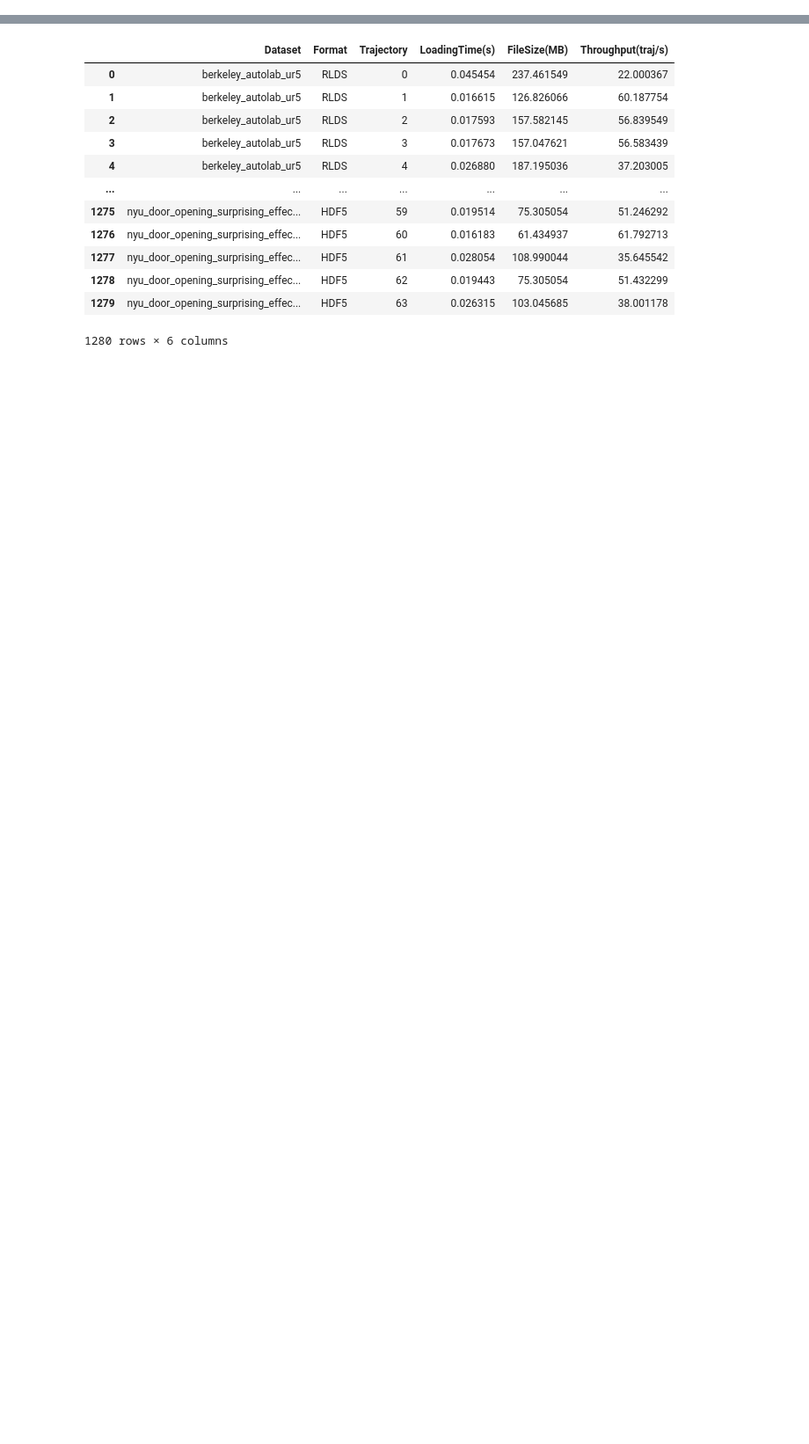
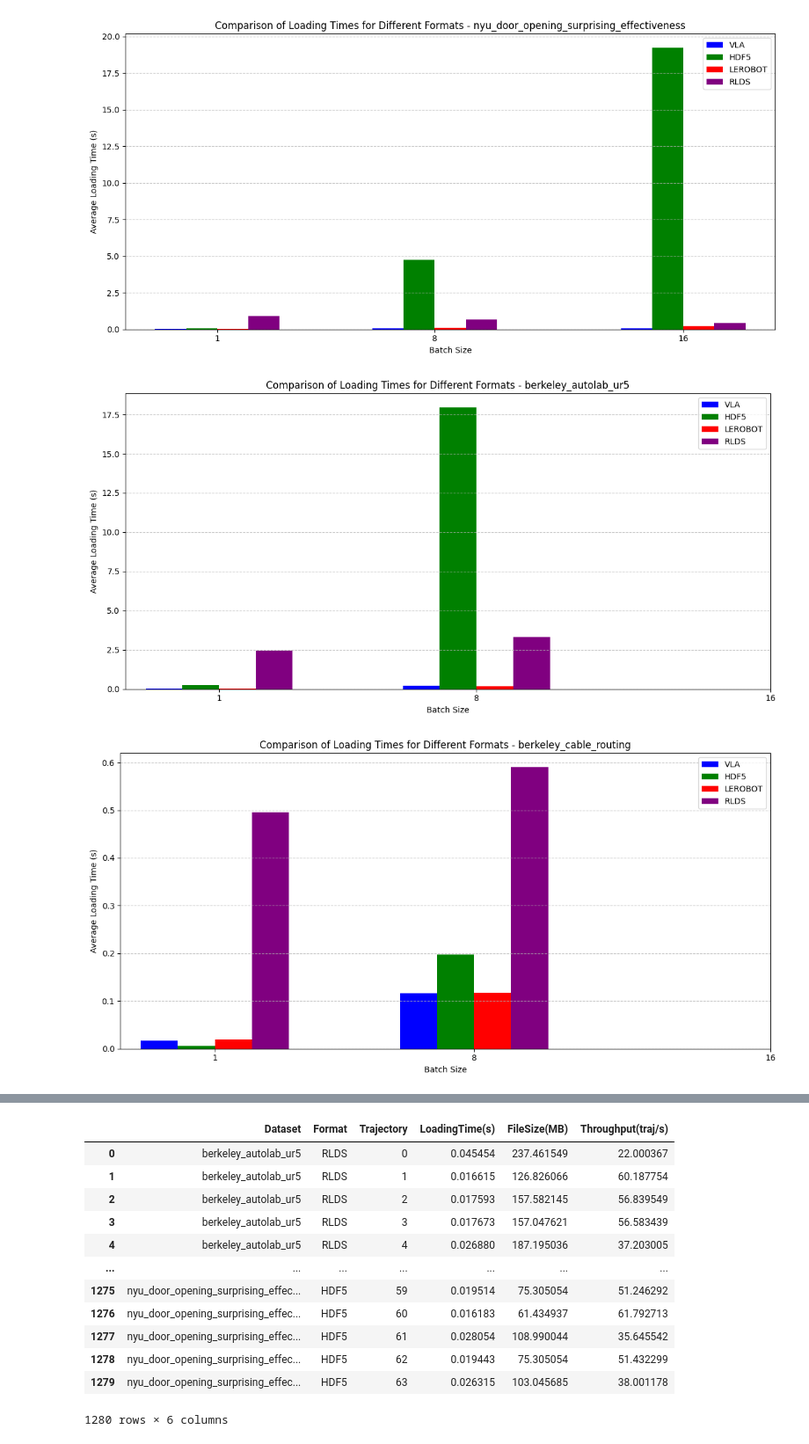
Before and after one commit to BerkeleyAutomation/fog_x, a Jupyter notebook: benchmarks/Visualization.ipynb, the cells around one changed output, grey strips where cells are left out. Shown: that part at 88% size. Drawn from its saved outputs; the diff is of its cells as text; code cells hidden in the pictures; blank space fills up the shorter version.

```diff
--- a/benchmarks/Visualization.ipynb
+++ b/benchmarks/Visualization.ipynb
@@ -1,8 +1,46 @@
 # %%
 import pandas as pd
-import numpy as np
 import matplotlib.pyplot as plt
-import seaborn as sns
 
-# Load the data
-df = pd.read_csv('trajectory_results.csv')
+# Read the CSV file
+df = pd.read_csv('../format_comparison_results.csv')
+
+# Define colors for each format
+colors = {'VLA': 'blue', 'HDF5': 'green', 'LEROBOT': 'red', 'RLDS': 'purple'}
+
+# Get unique datasets and batch sizes
+datasets = df['Dataset'].unique()
+batch_sizes = df['BatchSize'].unique()
+
+# Set the width of each bar
+bar_width = 1
+
+# Create a figure for each dataset
+for dataset in datasets:
+    plt.figure(figsize=(12, 6))
+
+    dataset_df = df[df['Dataset'] == dataset]
+
+    # Create the grouped bar plot
+    for i, format in enumerate(colors.keys()):
+        data = dataset_df[dataset_df['Format'] == format]
+        plt.bar(data['BatchSize'] + i*bar_width, data['AverageLoadingTime(s)'],
+                width=bar_width, color=colors[format], label=format)
+
+    # Customize the plot
+    plt.xlabel('Batch Size')
+    plt.ylabel('Average Loading Time (s)')
+    plt.title(f'Comparison of Loading Times for Different Formats - {dataset}')
+    plt.legend()
+    plt.xticks(batch_sizes + bar_width*1.5, batch_sizes)
+
+    # Add a grid for better readability
+    plt.grid(axis='y', linestyle='--', alpha=0.7)
+
+    # Show the plot
+    plt.tight_layout()
+    plt.show()
+# %% [output]
+[figure, added]
+[figure, added]
+[figure, added]
```
Also changed, not shown: parts of 1 cell of this notebook, 3 other files.
